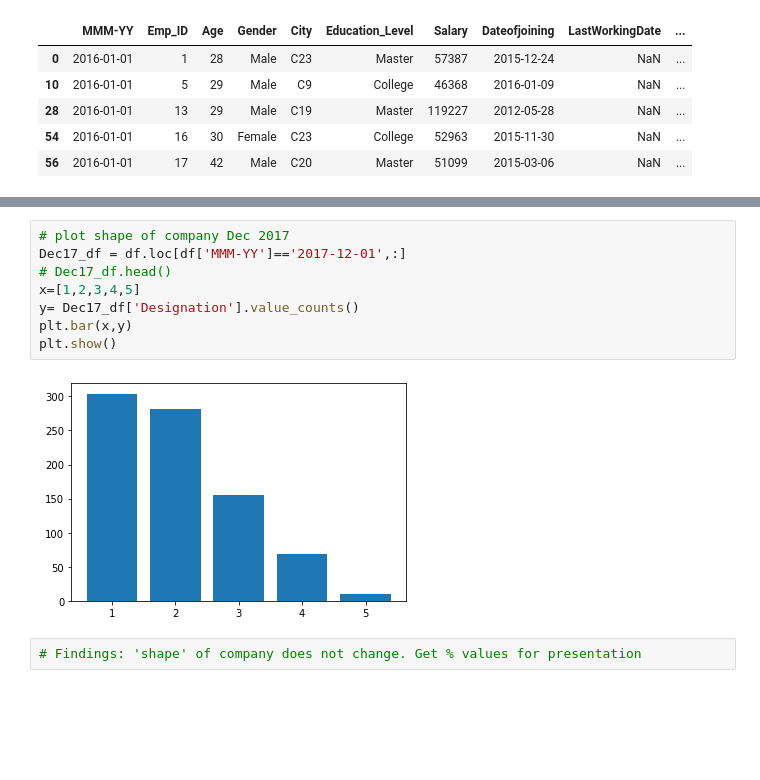
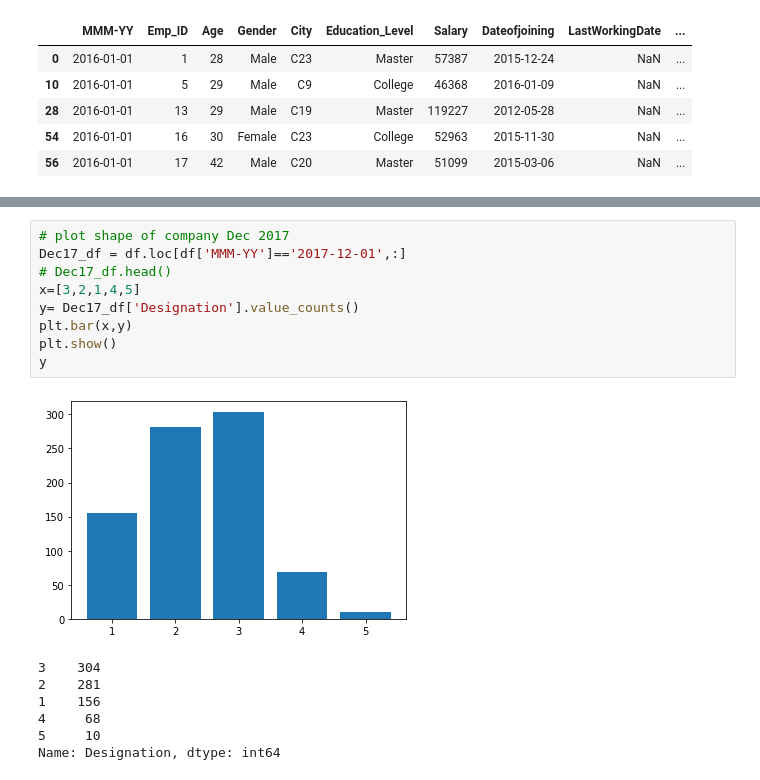
Before and after one commit to shanCH3n/Project1-DAbootcamp-Grp2, a Jupyter notebook: 01_Data/EmployeeAttrition_Leavers.ipynb, the cells around one changed output, grey strips where cells are left out. Drawn from its saved outputs; the diff is of its cells as text; blank space fills up the shorter version.

Commit message:
EA_leavers plot rating for employees who left. Plot designation counts

```diff
--- a/01_Data/EmployeeAttrition_Leavers.ipynb
+++ b/01_Data/EmployeeAttrition_Leavers.ipynb
@@ -79,12 +133,17 @@ plt.show()
 # %%
 # plot shape of company Dec 2017
 Dec17_df = df.loc[df['MMM-YY']=='2017-12-01',:]
 # Dec17_df.head()
-x=[1,2,3,4,5]
+x=[3,2,1,4,5]
 y= Dec17_df['Designation'].value_counts()
 plt.bar(x,y)
 plt.show()
+y
 # %% [output]
-[figure, old version]
+[figure, new version]
+3    304
+2    281
+1    156
+4     68
+5     10
+Name: Designation, dtype: int64
-# %%
-# Findings: 'shape' of company does not change. Get % values for presentation
```
Also changed, not shown: parts of 15 cells of this notebook, 1 other file.
